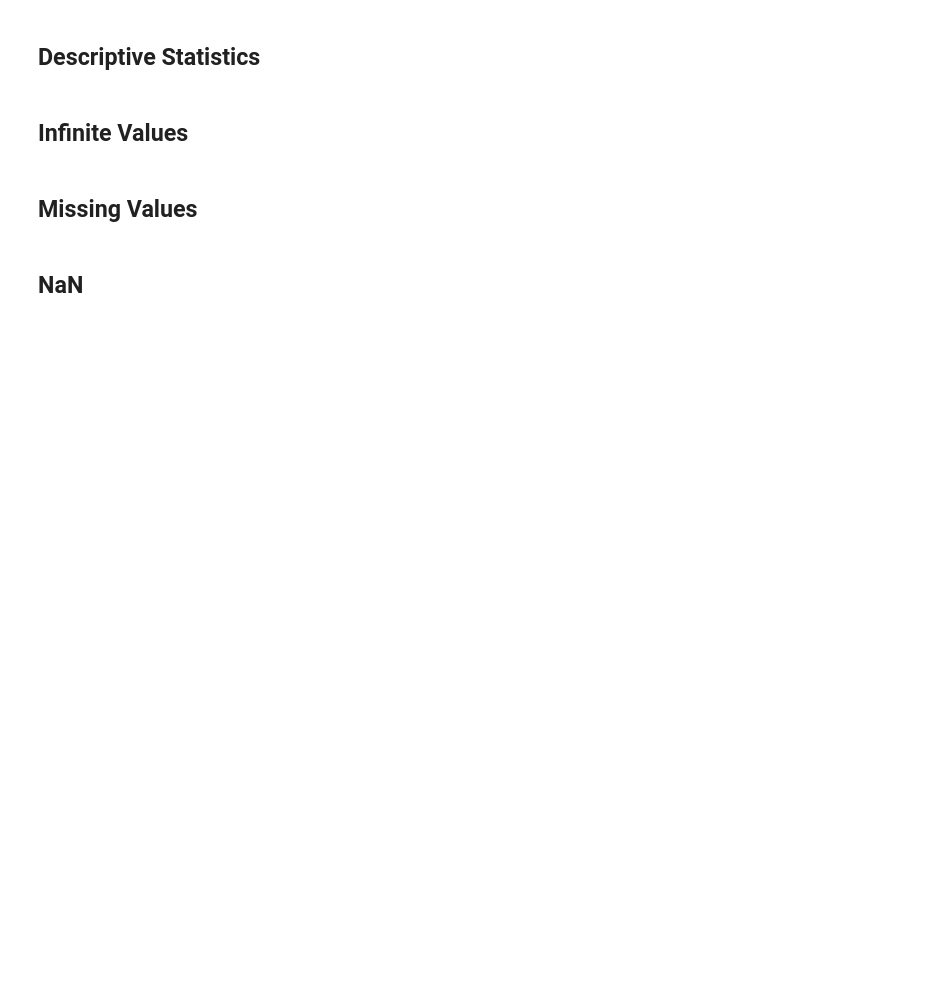
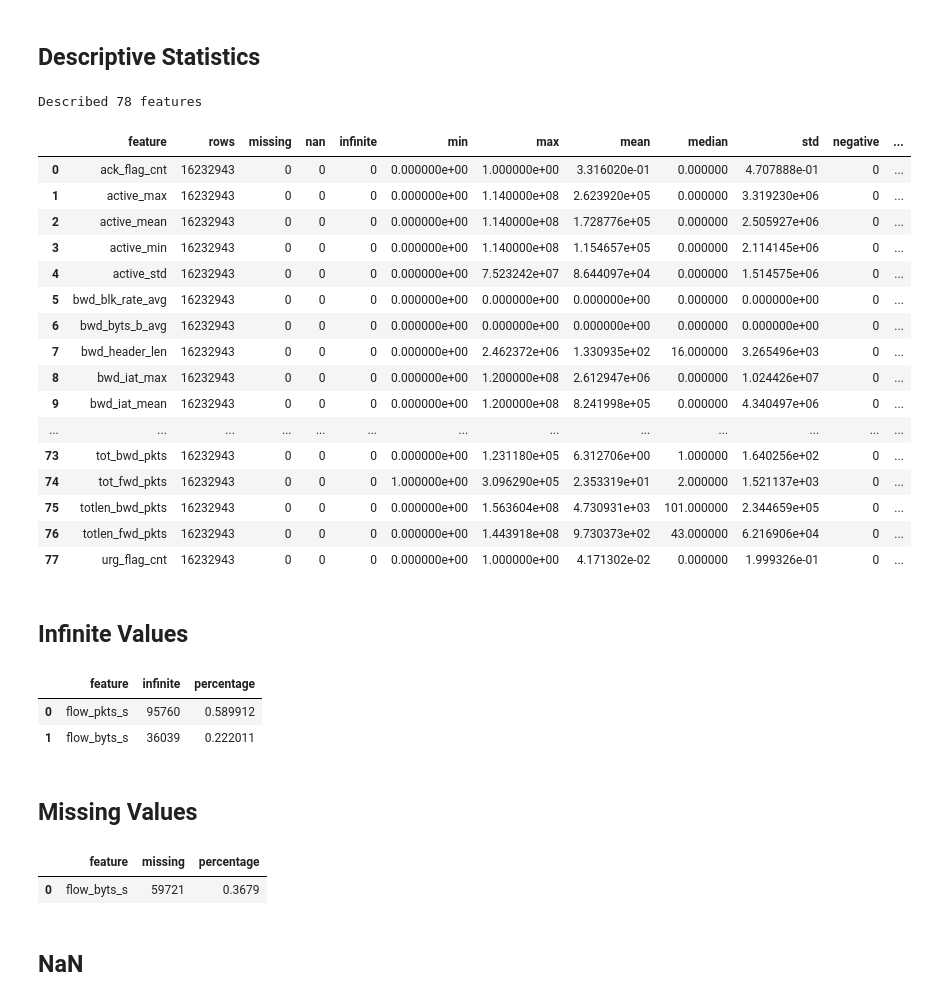
Before and after one commit to JoxNeis/mlids-robustness, a Jupyter notebook: mlids-renewed.ipynb, the cells around one changed output. Cells and saved outputs as stored; diff of their text form; code cells hidden in the pictures; blank space fills up the shorter version.

```diff
--- a/mlids-renewed.ipynb
+++ b/mlids-renewed.ipynb
@@ -396,4 +687,62 @@ del results
 # %% [markdown]
 ## Descriptive Statistics
+# %%
+def describe_a_single_feature(
+    feature: str,
+    folder_path: str = PATH_FOLDER_PARQUET_DATASET,
+    feature_column: str = FEATURE_COLUMN,
+) -> dict:
+    values = pl.col(feature).cast(pl.Float64)
+    finite_values = values.filter(values.is_finite())
+
+    statistics = pl.scan_parquet(os.path.join(folder_path, "*.parquet")).select(
+        pl.len().alias(ROW_COUNT_COLUMN),
+        values.null_count().alias(MISSING_COUNT_COLUMN),
+        values.is_nan().sum().alias(NAN_COUNT_COLUMN),
+        values.is_infinite().sum().alias(INFINITE_COUNT_COLUMN),
+        finite_values.min().alias("min"),
+        finite_values.max().alias("max"),
+        finite_values.mean().alias("mean"),
+        finite_values.median().alias("median"),
+        finite_values.std().alias("std"),
+        (values < 0).sum().alias("negative"),
+        (values == 0).sum().alias("zero"),
+        values.drop_nulls().n_unique().alias(UNIQUE_COUNT_COLUMN),
+    )
+    return {feature_column: feature, **statistics.collect().row(0, named=True)}
+# %%
+def describe_all_features(folder_path: str = PATH_FOLDER_PARQUET_DATASET) -> pd.DataFrame:
+    feature_columns = get_feature_columns(folder_path)
+
+    records = []
+    for feature_index, feature in enumerate(feature_columns, start=1):
+        records.append(describe_a_single_feature(feature, folder_path))
+        print_progress(feature_index, len(feature_columns), prefix="Describing features")
+
+    end_status(f"Described {len(feature_columns)} features")
+    return pd.DataFrame(records)
+# %%
+descriptive_statistics = describe_all_features()
+with pd.option_context("display.max_rows", None):
+    display(descriptive_statistics)
+# %% [output]
+Described 78 features
+|  | feature | rows | missing | nan | infinite | min | max | mean | median | std | negative | ... |
+| 0 | ack_flag_cnt | 16232943 | 0 | 0 | 0 | 0.000000e+00 | 1.000000e+00 | 3.316020e-01 | 0.000000 | 4.707888e-01 | 0 | ... |
+| 1 | active_max | 16232943 | 0 | 0 | 0 | 0.000000e+00 | 1.140000e+08 | 2.623920e+05 | 0.000000 | 3.319230e+06 | 0 | ... |
+| 2 | active_mean | 16232943 | 0 | 0 | 0 | 0.000000e+00 | 1.140000e+08 | 1.728776e+05 | 0.000000 | 2.505927e+06 | 0 | ... |
+| 3 | active_min | 16232943 | 0 | 0 | 0 | 0.000000e+00 | 1.140000e+08 | 1.154657e+05 | 0.000000 | 2.114145e+06 | 0 | ... |
+| 4 | active_std | 16232943 | 0 | 0 | 0 | 0.000000e+00 | 7.523242e+07 | 8.644097e+04 | 0.000000 | 1.514575e+06 | 0 | ... |
+| 5 | bwd_blk_rate_avg | 16232943 | 0 | 0 | 0 | 0.000000e+00 | 0.000000e+00 | 0.000000e+00 | 0.000000 | 0.000000e+00 | 0 | ... |
+| 6 | bwd_byts_b_avg | 16232943 | 0 | 0 | 0 | 0.000000e+00 | 0.000000e+00 | 0.000000e+00 | 0.000000 | 0.000000e+00 | 0 | ... |
+| 7 | bwd_header_len | 16232943 | 0 | 0 | 0 | 0.000000e+00 | 2.462372e+06 | 1.330935e+02 | 16.000000 | 3.265496e+03 | 0 | ... |
+| 8 | bwd_iat_max | 16232943 | 0 | 0 | 0 | 0.000000e+00 | 1.200000e+08 | 2.612947e+06 | 0.000000 | 1.024426e+07 | 0 | ... |
+| 9 | bwd_iat_mean | 16232943 | 0 | 0 | 0 | 0.000000e+00 | 1.200000e+08 | 8.241998e+05 | 0.000000 | 4.340497e+06 | 0 | ... |
+| ... | ... | ... | ... | ... | ... | ... | ... | ... | ... | ... | ... | ... |
+| 73 | tot_bwd_pkts | 16232943 | 0 | 0 | 0 | 0.000000e+00 | 1.231180e+05 | 6.312706e+00 | 1.000000 | 1.640256e+02 | 0 | ... |
+| 74 | tot_fwd_pkts | 16232943 | 0 | 0 | 0 | 1.000000e+00 | 3.096290e+05 | 2.353319e+01 | 2.000000 | 1.521137e+03 | 0 | ... |
+| 75 | totlen_bwd_pkts | 16232943 | 0 | 0 | 0 | 0.000000e+00 | 1.563604e+08 | 4.730931e+03 | 101.000000 | 2.344659e+05 | 0 | ... |
+| 76 | totlen_fwd_pkts | 16232943 | 0 | 0 | 0 | 0.000000e+00 | 1.443918e+08 | 9.730373e+02 | 43.000000 | 6.216906e+04 | 0 | ... |
+| 77 | urg_flag_cnt | 16232943 | 0 | 0 | 0 | 0.000000e+00 | 1.000000e+00 | 4.171302e-02 | 0.000000 | 1.999326e-01 | 0 | ... |
 # %% [markdown]
 ## Infinite Values
@@ -400,4 +763,19 @@ del results
+# %%
+results = find_affected_features(descriptive_statistics, INFINITE_COUNT_COLUMN)
+display(results)
+del results
+# %% [output]
+|  | feature | infinite | percentage |
+| 0 | flow_pkts_s | 95760 | 0.589912 |
+| 1 | flow_byts_s | 36039 | 0.222011 |
 # %% [markdown]
 ## Missing Values
+# %%
+results = find_affected_features(descriptive_statistics, MISSING_COUNT_COLUMN)
+display(results)
+del results
+# %% [output]
+|  | feature | missing | percentage |
+| 0 | flow_byts_s | 59721 | 0.3679 |
 # %% [markdown]
 ## NaN
```
Also changed, not shown: parts of 99 cells of this notebook, 2 other files.
